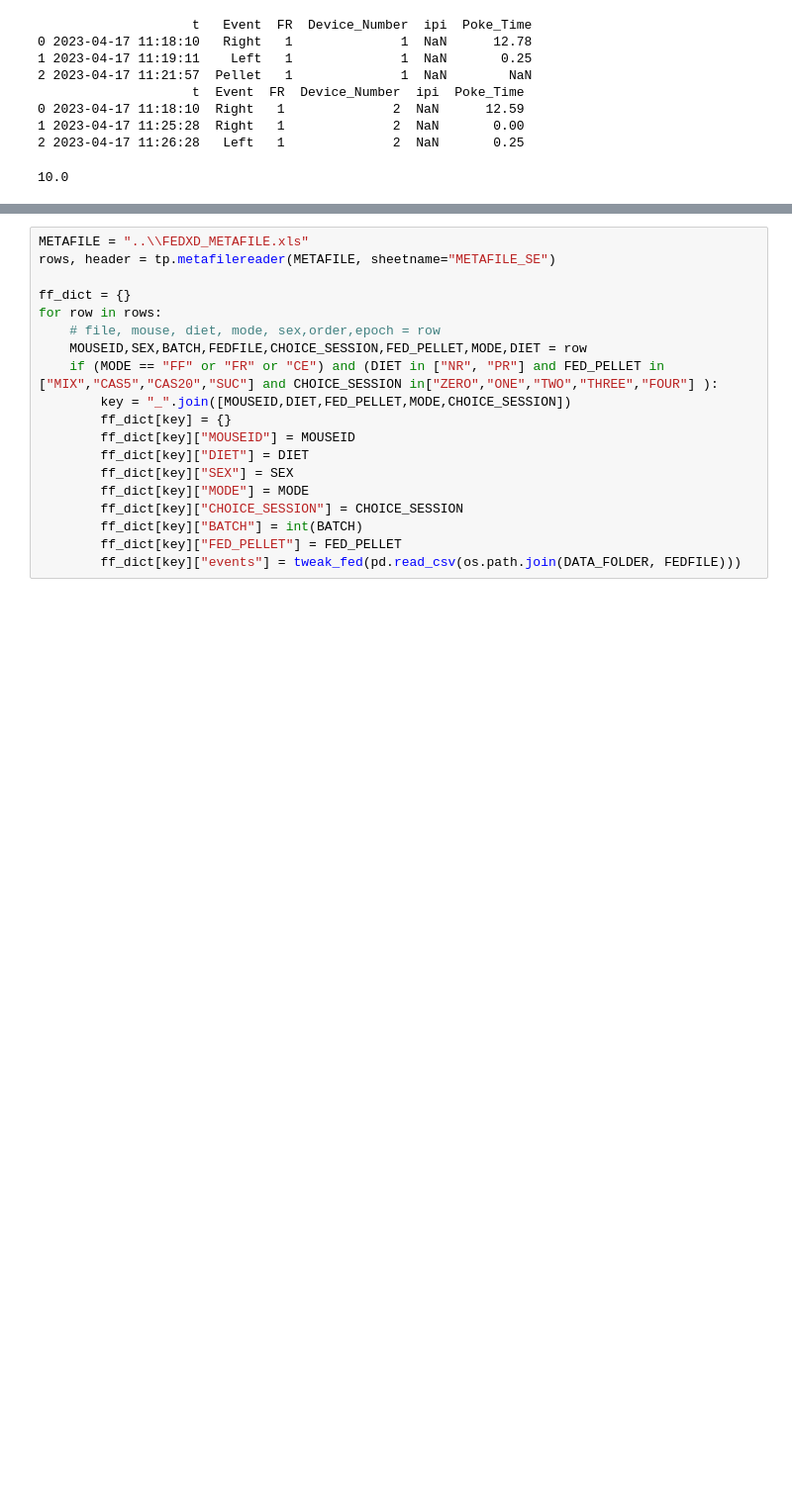
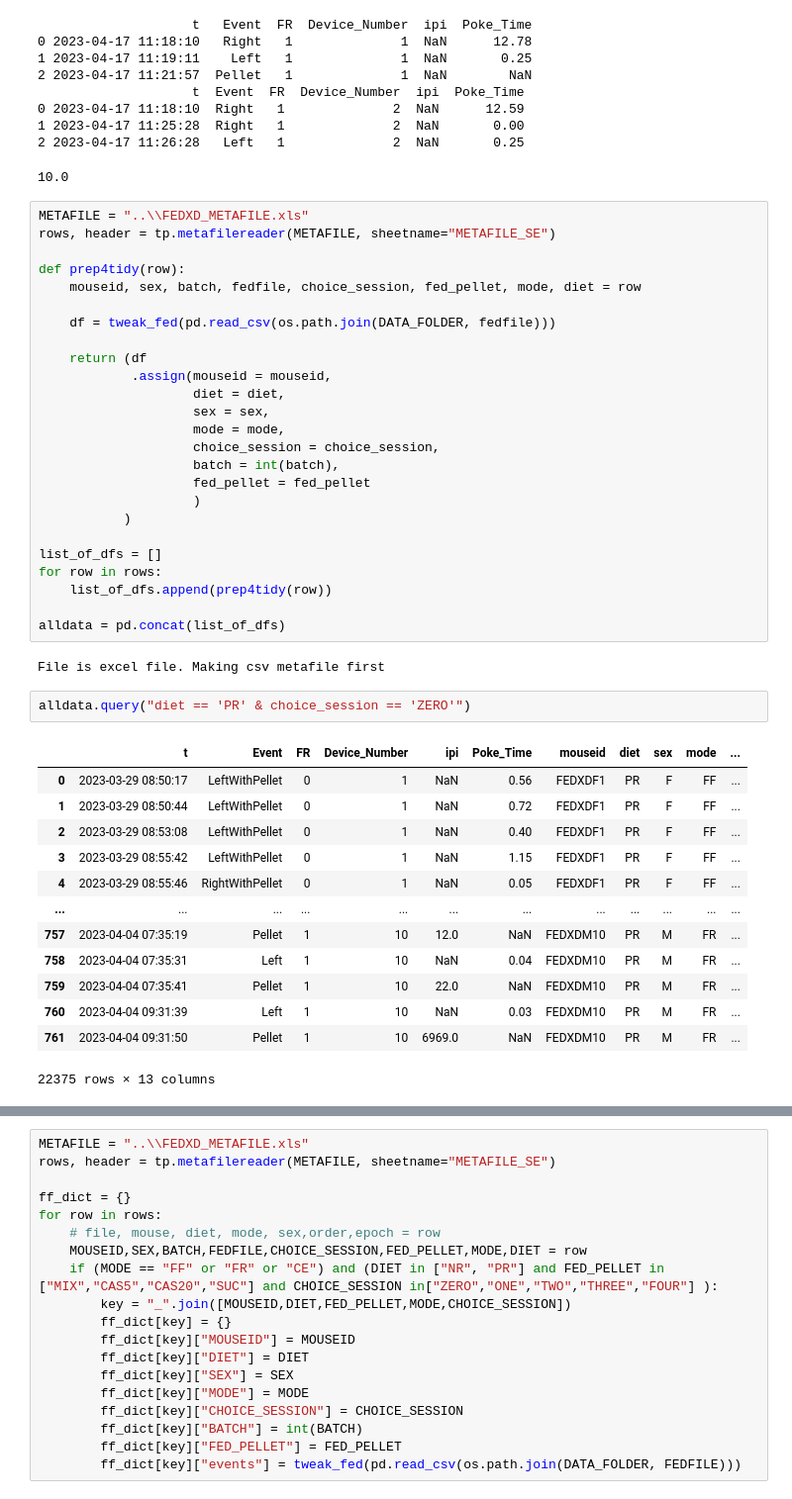
Before and after one commit to Htbibalan/FEDPROFERENCE, a Jupyter notebook: notebooks/FEDXD_READ_DATA_with_sync.ipynb, the cells around one changed output, grey strips where cells are left out. Shown at 99% size. Saved outputs shown, nothing was run; the diff lists cells and outputs as text; blank space fills up the shorter version.

Commit message:
assembled initial tidy dataframe

```diff
--- a/notebooks/FEDXD_READ_DATA_with_sync.ipynb
+++ b/notebooks/FEDXD_READ_DATA_with_sync.ipynb
@@ -120,3 +120,46 @@ offset.total_seconds()
 1 2023-04-17 11:25:28  Right   1              2  NaN       0.00
 2 2023-04-17 11:26:28   Left   1              2  NaN       0.25
 10.0
+# %%
+METAFILE = "..\\FEDXD_METAFILE.xls"
+rows, header = tp.metafilereader(METAFILE, sheetname="METAFILE_SE")
+
+def prep4tidy(row):
+    mouseid, sex, batch, fedfile, choice_session, fed_pellet, mode, diet = row
+
+    df = tweak_fed(pd.read_csv(os.path.join(DATA_FOLDER, fedfile)))
+
+    return (df
+            .assign(mouseid = mouseid,
+                    diet = diet,
+                    sex = sex,
+                    mode = mode,
+                    choice_session = choice_session,
+                    batch = int(batch),
+                    fed_pellet = fed_pellet
+                    )
+           )
+
+list_of_dfs = []
+for row in rows:
+    list_of_dfs.append(prep4tidy(row))
+
+alldata = pd.concat(list_of_dfs)
+# %% [output]
+File is excel file. Making csv metafile first
+# %%
+alldata.query("diet == 'PR' & choice_session == 'ZERO'")
+# %% [output]
+|  | t | Event | FR | Device_Number | ipi | Poke_Time | mouseid | diet | sex | mode | ... |
+| 0 | 2023-03-29 08:50:17 | LeftWithPellet | 0 | 1 | NaN | 0.56 | FEDXDF1 | PR | F | FF | ... |
+| 1 | 2023-03-29 08:50:44 | LeftWithPellet | 0 | 1 | NaN | 0.72 | FEDXDF1 | PR | F | FF | ... |
+| 2 | 2023-03-29 08:53:08 | LeftWithPellet | 0 | 1 | NaN | 0.40 | FEDXDF1 | PR | F | FF | ... |
+| 3 | 2023-03-29 08:55:42 | LeftWithPellet | 0 | 1 | NaN | 1.15 | FEDXDF1 | PR | F | FF | ... |
+| 4 | 2023-03-29 08:55:46 | RightWithPellet | 0 | 1 | NaN | 0.05 | FEDXDF1 | PR | F | FF | ... |
+| ... | ... | ... | ... | ... | ... | ... | ... | ... | ... | ... | ... |
+| 757 | 2023-04-04 07:35:19 | Pellet | 1 | 10 | 12.0 | NaN | FEDXDM10 | PR | M | FR | ... |
+| 758 | 2023-04-04 07:35:31 | Left | 1 | 10 | NaN | 0.04 | FEDXDM10 | PR | M | FR | ... |
+| 759 | 2023-04-04 07:35:41 | Pellet | 1 | 10 | 22.0 | NaN | FEDXDM10 | PR | M | FR | ... |
+| 760 | 2023-04-04 09:31:39 | Left | 1 | 10 | NaN | 0.03 | FEDXDM10 | PR | M | FR | ... |
+| 761 | 2023-04-04 09:31:50 | Pellet | 1 | 10 | 6969.0 | NaN | FEDXDM10 | PR | M | FR | ... |
+22375 rows × 13 columns
```
Also changed, not shown: parts of 3 cells of this notebook.
